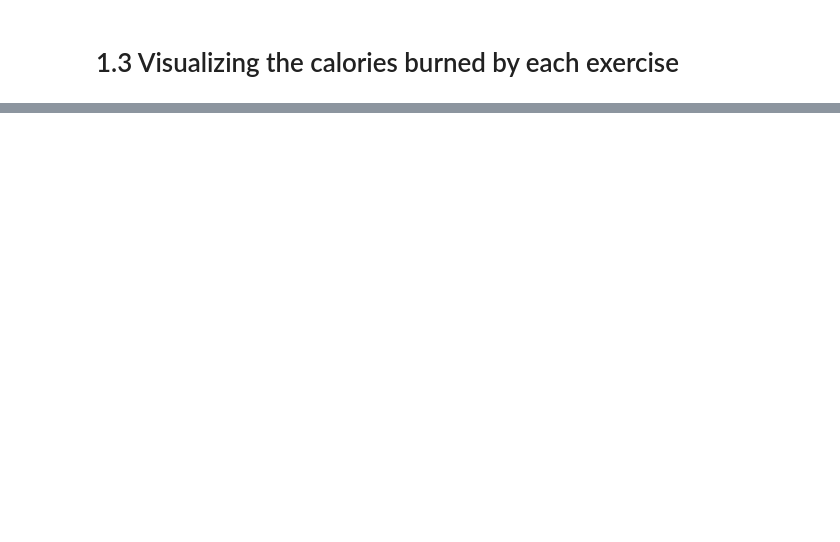
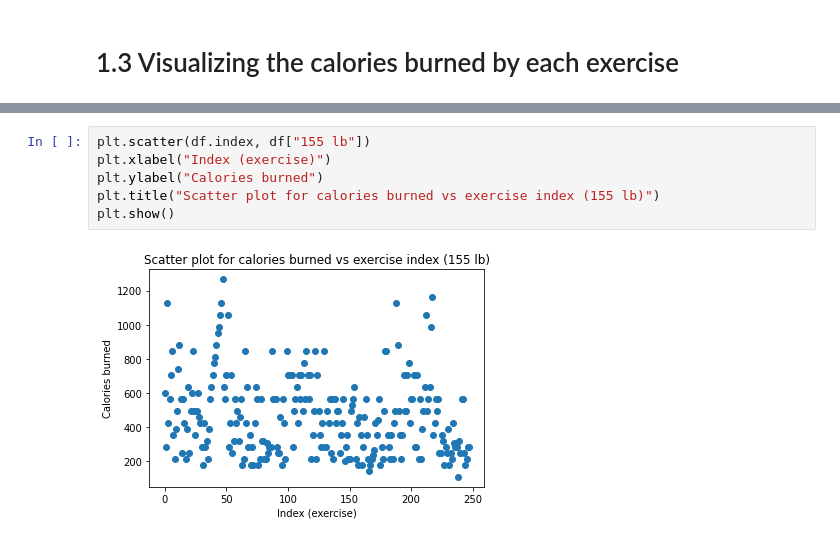
Before and after one commit to deartc/FitBitLit, a Jupyter notebook: kagglefitbit.ipynb, the cells around one changed output, grey strips where cells are left out. Saved outputs shown, nothing was run; the diff lists cells and outputs as text; blank space fills up the shorter version.

```diff
--- a/kagglefitbit.ipynb
+++ b/kagglefitbit.ipynb
@@ -80,2 +114,10 @@ plt.show()
+# %%
+plt.scatter(df.index, df["155 lb"])
+plt.xlabel("Index (exercise)")
+plt.ylabel("Calories burned")
+plt.title("Scatter plot for calories burned vs exercise index (155 lb)")
+plt.show()
+# %% [output]
+[figure, added]
 # %%
 df["Calories per kg"].plot(kind = 'hist')
```
Also changed, not shown: parts of 11 cells of this notebook.
